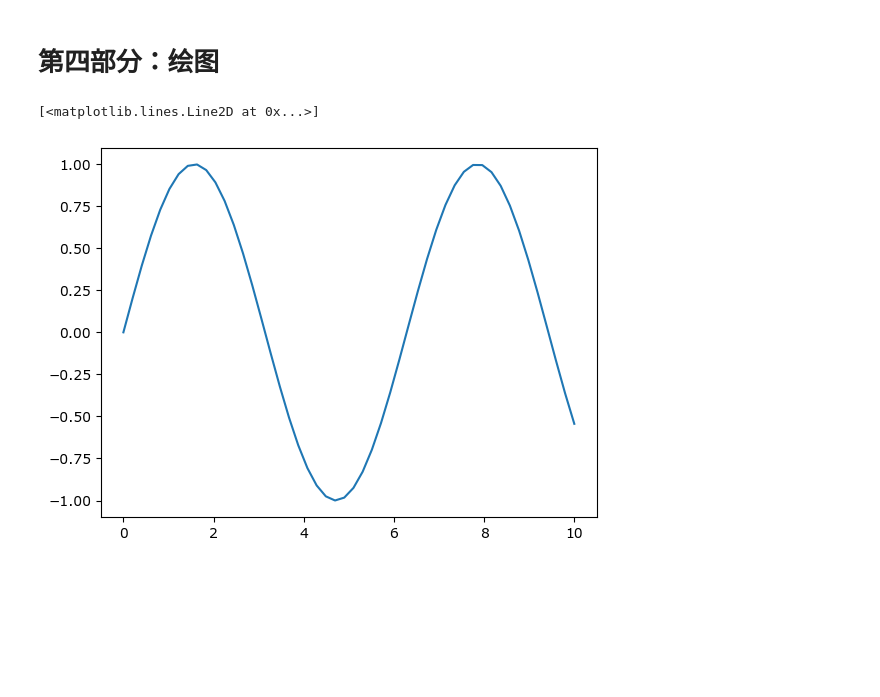
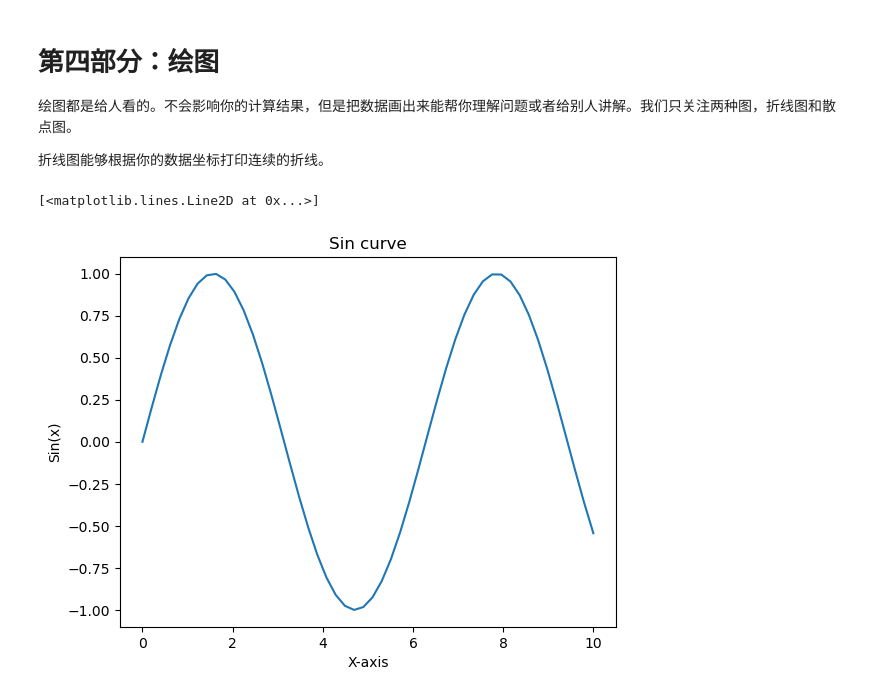
Before and after one commit to amonraknight/Python-tutorial, a Jupyter notebook: 工科Python实用快速教程（二）.ipynb, the cells around one changed output. Saved outputs shown, nothing was run; the diff lists cells and outputs as text; code cells hidden in the pictures; blank space fills up the shorter version.

```diff
--- a/工科Python实用快速教程（二）.ipynb
+++ b/工科Python实用快速教程（二）.ipynb
@@ -12,13 +549,22 @@
 # %% [markdown]
 # 第四部分：绘图
+
+绘图都是给人看的。不会影响你的计算结果，但是把数据画出来能帮你理解问题或者给别人讲解。我们只关注两种图，折线图和散点图。
+
+折线图能够根据你的数据坐标打印连续的折线。
 # %%
+# 折线图示例
 import numpy as np
 import matplotlib.pyplot as plt
 
 x = np.linspace(0, 10)
 y = np.sin(x)
 
+plt.title('Sin curve')
+plt.xlabel('X-axis')
+plt.ylabel('Sin(x)')
+
 plt.plot(x, y)
 # %% [output]
 [<matplotlib.lines.Line2D at 0x...>]
-[figure, old version]
+[figure, new version]
```
Also changed, not shown: parts of 56 cells of this notebook, 4 other files.
